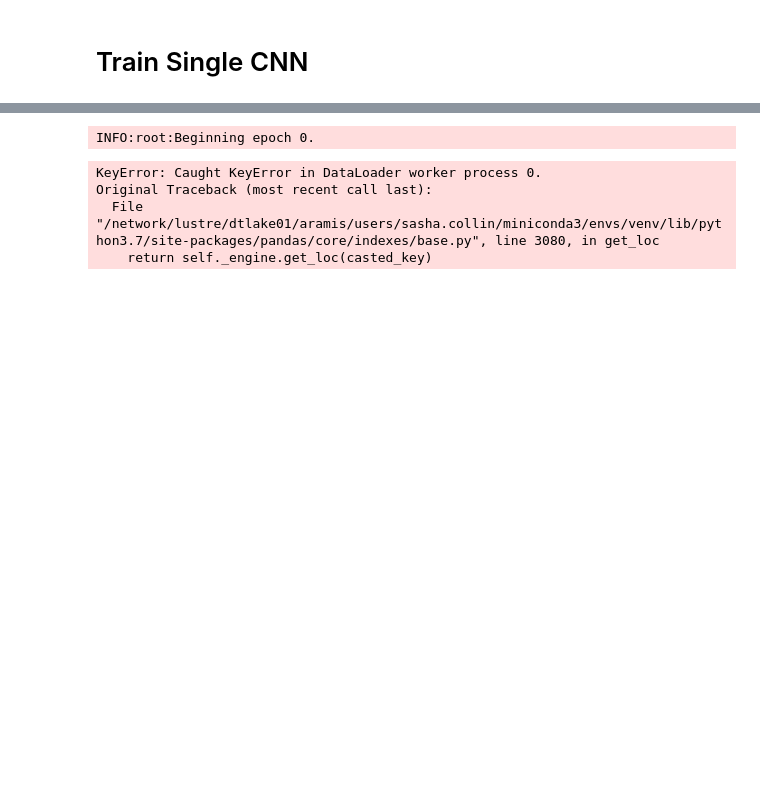
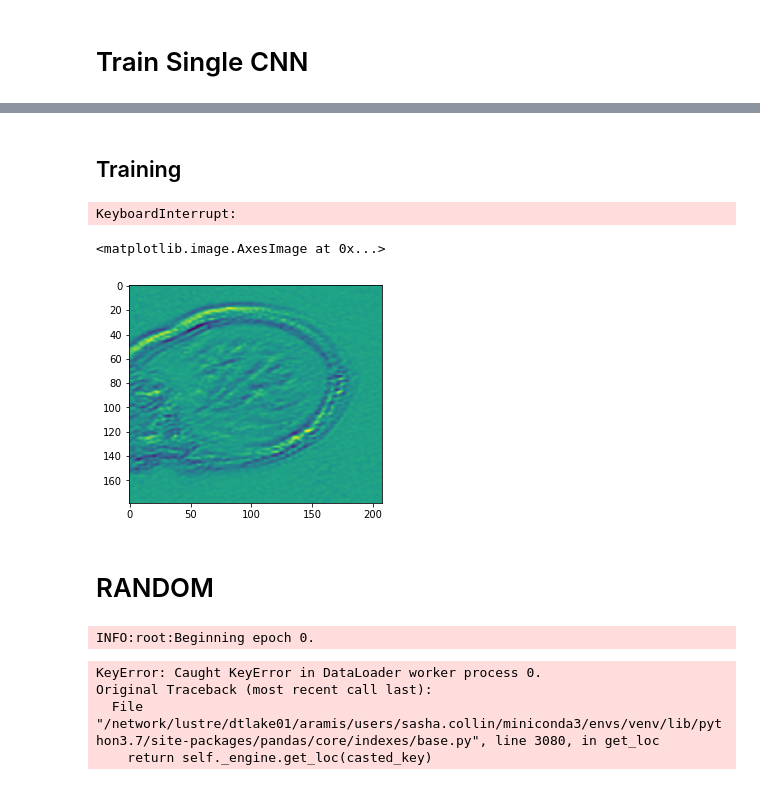
Before and after one commit to cosasha97/interpretability-dl-ndd, a Jupyter notebook: experiments.ipynb, the cells around one changed output, grey strips where cells are left out. Saved outputs shown, nothing was run; the diff lists cells and outputs as text; code cells hidden in the pictures; blank space fills up the shorter version.

```diff
--- a/experiments.ipynb
+++ b/experiments.ipynb
@@ -219,0 +446,29 @@ data_train[0]
+# %%
+# follow structure of ``train_single_cnn``
+
+# dataset iterator
+data_train = MRIDatasetSlice(caps_directory, training_df, train_transformations=all_transforms,df_add_data=df_add_data)
+data_valid = MRIDatasetSlice(caps_directory, valid_df, train_transformations=all_transforms,df_add_data=df_add_data)
+# sampler
+train_sampler=generate_sampler(data_train)
+# loaders
+train_loader = DataLoader(data_train,
+                         batch_size=batch_size,
+                         sampler=train_sampler,
+                         num_workers=num_workers,
+                         pin_memory=True)
+
+valid_loader = DataLoader(data_valid,
+                         batch_size=batch_size,
+                         sampler=train_sampler,
+                         num_workers=num_workers,
+                         pin_memory=True)
+# %%
+# get sample
+sample = data_train[0]
+# build model
+model = Net(sample)
+if torch.cuda.is_available():
+    print("To cuda")
+    model.cuda()
+model.summary()
@@ -219,0 +493,11 @@ data_train[0]
+# %% [markdown]
+## Training
+# %%
+# optimizer
+optimizer = optim.Adam(model.parameters(),lr=learning_rate)
+# device
+cuda = torch.device('cuda')
+# training
+train(0, model, optimizer, cuda)
+# %% [output]
+KeyboardInterrupt:
@@ -219,0 +506,4 @@ data_train[0]
+# %%
+GC = GradCam(model,'conv2')
+img = sample['image'][None,...].float()
+attention_map = GC.generate_cam(img)
@@ -220 +512,8 @@ data_train[0]
+# %%
+plt.imshow(attention_map)
+# %% [output]
+<matplotlib.image.AxesImage at 0x...>
+[figure, added]
+# %% [markdown]
+# RANDOM
 # %%
```
Also changed, not shown: parts of 29 cells of this notebook.
